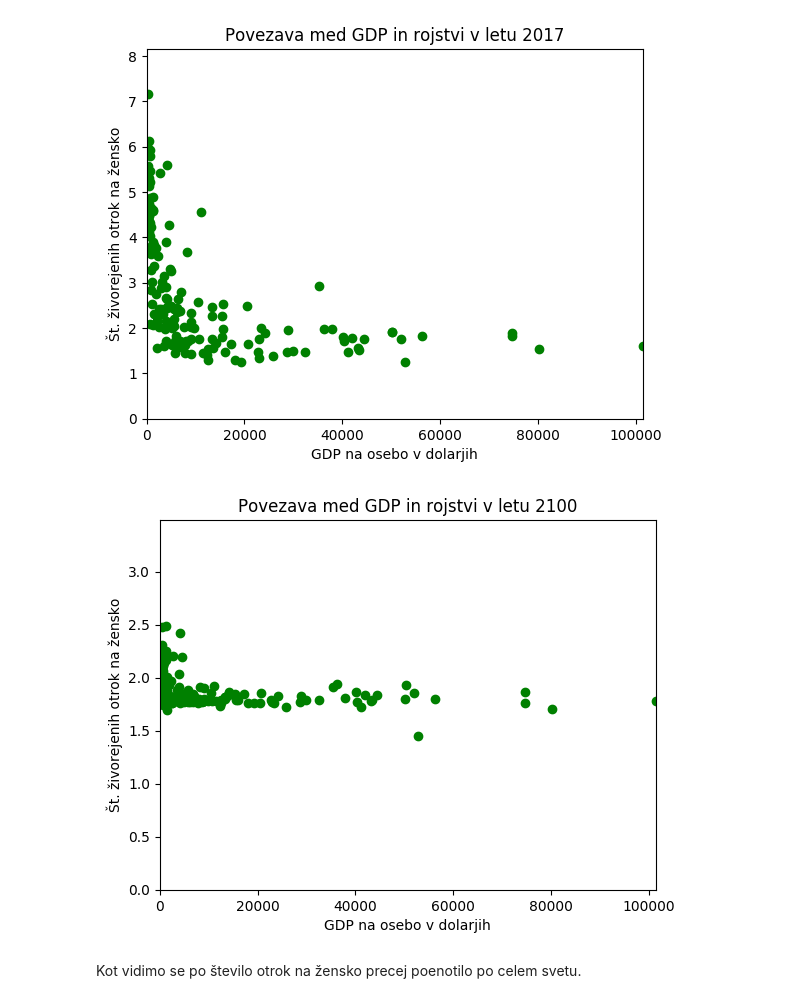
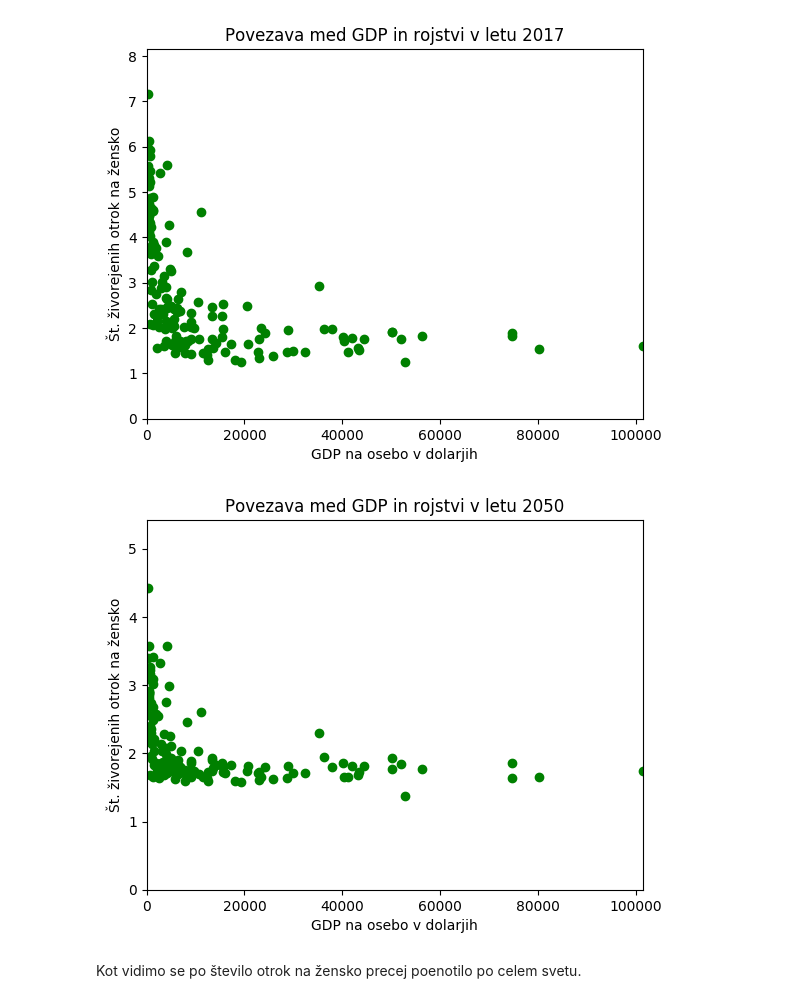
Before and after one commit to MaticSincek/PR18JJMSTB, a Jupyter notebook: vmesno-porocilo.ipynb, the cells around one changed output. Cells and saved outputs as stored; diff of their text form; code cells hidden in the pictures.

```diff
--- a/vmesno-porocilo.ipynb
+++ b/vmesno-porocilo.ipynb
@@ -111,9 +113,9 @@ birthsGDPCorrelation("WPP2017_Period_Indicators_Medium.csv", "GDP.csv", 2017)
 # %% [output]
 [figure]
 # %%
-birthsGDPCorrelation("WPP2017_Period_Indicators_Medium.csv", "GDP.csv", 2100)
+birthsGDPCorrelation("WPP2017_Period_Indicators_Medium.csv", "GDP.csv", 2050)
 # %% [output]
-[figure, old version]
+[figure, new version]
 # %% [markdown]
 Kot vidimo se po število otrok na žensko precej poenotilo po celem svetu.
 # %% [markdown]
```
Also changed, not shown: parts of 1 cell of this notebook, 2 other files.
